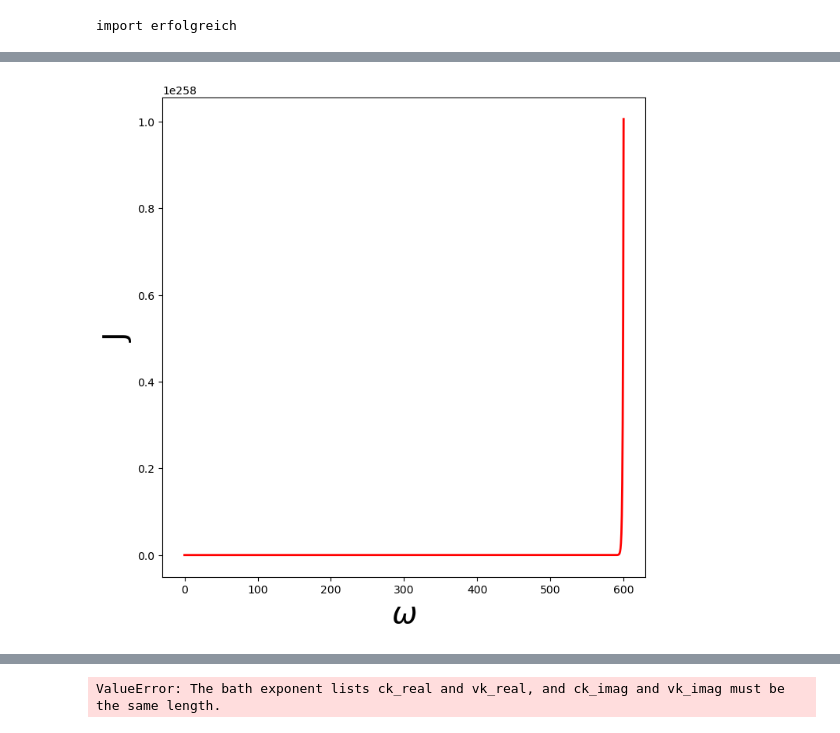
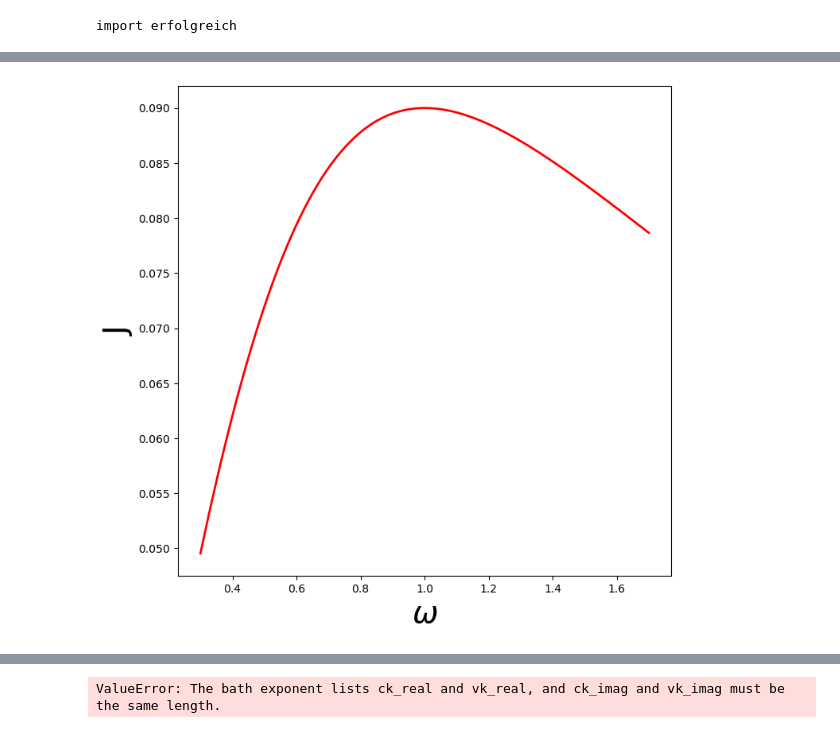
Before and after one commit to SanderStammbach/Sanders-Studium, a Jupyter notebook: HEOM/GiantAtom.ipynb, the cells around one changed output, grey strips where cells are left out. Drawn from its saved outputs; the diff is of its cells as text; code cells hidden in the pictures.

```diff
--- a/HEOM/GiantAtom.ipynb
+++ b/HEOM/GiantAtom.ipynb
@@ -20,8 +55,5 @@ import erfolgreich
 # %%
-# The system Hamiltonian:
-
-w0 = 1 # Alle frequenzen in einheiten der resonanzfrequenz.
-g = 0.4 # coupling strengt in omega
+#The system Hamiltonian:
 P11=basis(2,0)*basis(2,0).dag()
 P22=basis(2,1)*basis(2,1).dag()
 P12=basis(2,0)*basis(2,1).dag()
@@ -59,23 +69,23 @@ print(T)
 # %%
 beta = 1. / T
-gamma=10 # cut off frequency in einheiten  von omega. Steigt mit temperatur. amplitude der noise spielt auch eine rolle
+gamma=1 # cut off frequency in einheiten  von omega. Steigt mit temperatur. amplitude der noise spielt auch eine rolle
 lam=(g**2) #"""Proportional zu g² aber da kommen noch andere faktorren dazu""" # teil der  noise  rate for correlation,
 #lam= (g**2) *(np.log(1) + np.log(gamma))
 lam= (g**2)
-
+Nk = 8
 def cot(x):
     return 1. / np.tan(x)
 
 
-tl=0.1
+
 # Anzahl der expansion rho_n:
-Nk = 10
+
 
 # C_real expansion terms:
-ck_real = [lam * gamma / np.tan(gamma / (2 * T))*np.cosh(gamma*tl)]#*np.cosh(gamma*tl)
+ck_real = [lam * gamma / np.tan(gamma / (2 * T))*np.cosh(gamma*tl)**2]
 ck_real.extend([
     (8 * lam * gamma * T * np.pi * k * T /
-        ((2 * np.pi * k * T)**2 - gamma**2))*np.cosh(2 * np.pi * k * T*tl)
+        ((2 * np.pi * k * T)**2 - gamma**2))*np.cosh(2 * np.pi * k * T*tl)**2
     for k in range(1, Nk + 1)
 ])
 vk_real = [gamma]
@@ -179,20 +126,20 @@ Total run time:   0.05s
 # %%
 #lam=g**2*200
 #gamma=30
 #lam=g**2
 
 
 def plot_spectral_density():
     """ Drude-Lorentz spectral density muss zuerst in normale spectral density umgerechnet werden """
-    wk = np.linspace(0, 600, 1000)
-    J = wk * 2 * lam * gamma / (gamma**2 + wk**2) *np.cosh(wk * 1)
+    wk = np.linspace(0.3, 1.7, 100)
+    J = wk * 2 * lam * gamma / (gamma**2 + wk**2)
 
     fig, axes = plt.subplots(1, 1, sharex=True, figsize=(8,8))
     axes.plot(wk, J, 'r', linewidth=2)
     axes.set_xlabel(r'$\omega$', fontsize=28)
     axes.set_ylabel(r'J', fontsize=28)
 
 plot_spectral_density()
 plt.show()
 # %% [output]
-[figure, old version]
+[figure, new version]
```
Also changed, not shown: parts of 16 cells of this notebook, 2 other files.
